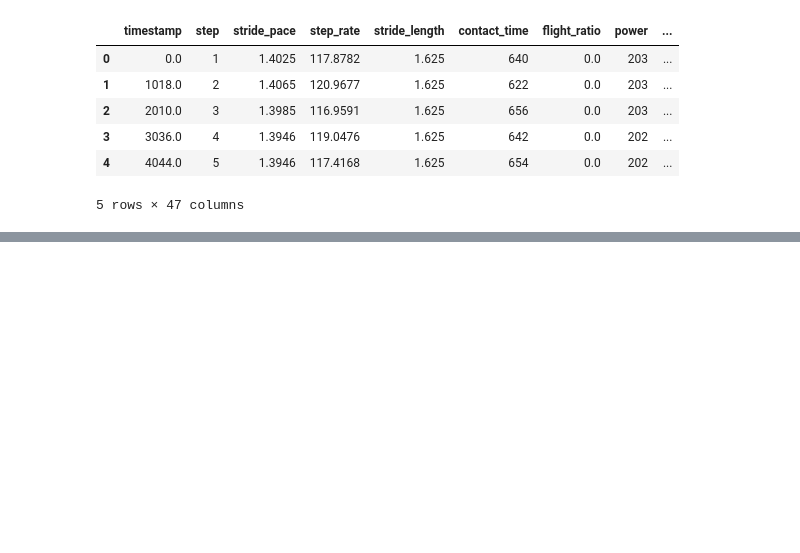
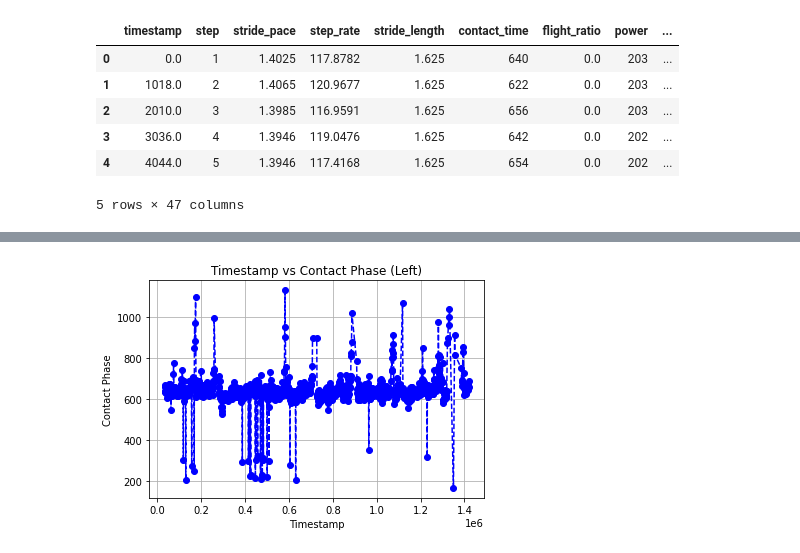
Before and after one commit to jinsung-kim/data-aggregation, a Jupyter notebook: data_aggregation.ipynb, the cells around one changed output, grey strips where cells are left out. Cells and saved outputs as stored; diff of their text form; code cells hidden in the pictures; blank space fills up the shorter version.

```diff
--- a/data_aggregation.ipynb
+++ b/data_aggregation.ipynb
@@ -32,0 +67,9 @@ right_df.head()
+# %%
+plt.title("Timestamp vs Contact Phase (Left)")
+
+plt.plot(left_df["timestamp"], left_df["contact_time"], "bo--")
+plt.xlabel("Timestamp")
+plt.ylabel("Contact Phase")
+plt.grid()
+# %% [output]
+[figure, added]
```
Also changed, not shown: parts of 12 cells of this notebook.
